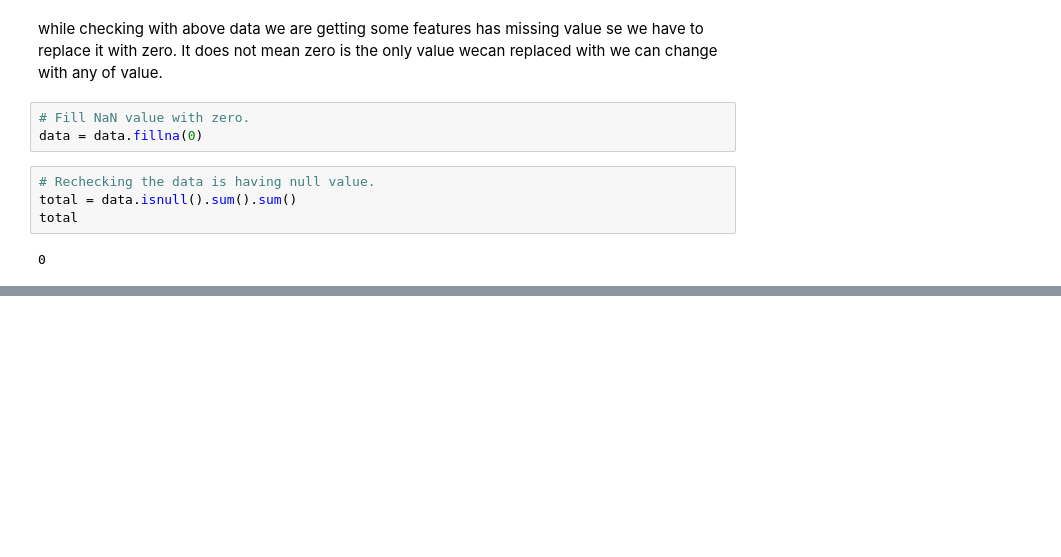
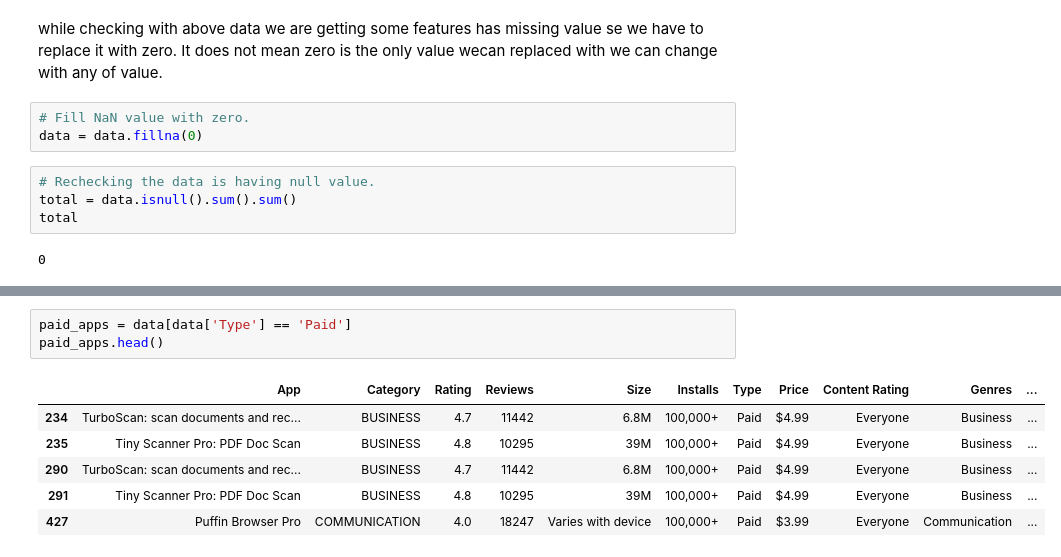
Before and after one commit to Rushabhtikale92/Play-store-app-review-analysis, a Jupyter notebook: Play_Store_App_Review_Analysis_Capstone_Project_by_Rushabh_Tikale.ipynb, the cells around one changed output, grey strips where cells are left out. Saved outputs shown, nothing was run; the diff lists cells and outputs as text; blank space fills up the shorter version.

```diff
--- a/Play_Store_App_Review_Analysis_Capstone_Project_by_Rushabh_Tikale.ipynb
+++ b/Play_Store_App_Review_Analysis_Capstone_Project_by_Rushabh_Tikale.ipynb
@@ -114,0 +121,10 @@ total
+# %%
+paid_apps = data[data['Type'] == 'Paid']
+paid_apps.head()
+# %% [output]
+|  | App | Category | Rating | Reviews | Size | Installs | Type | Price | Content Rating | Genres | ... |
+| 234 | TurboScan: scan documents and rec... | BUSINESS | 4.7 | 11442 | 6.8M | 100,000+ | Paid | $4.99 | Everyone | Business | ... |
+| 235 | Tiny Scanner Pro: PDF Doc Scan | BUSINESS | 4.8 | 10295 | 39M | 100,000+ | Paid | $4.99 | Everyone | Business | ... |
+| 290 | TurboScan: scan documents and rec... | BUSINESS | 4.7 | 11442 | 6.8M | 100,000+ | Paid | $4.99 | Everyone | Business | ... |
+| 291 | Tiny Scanner Pro: PDF Doc Scan | BUSINESS | 4.8 | 10295 | 39M | 100,000+ | Paid | $4.99 | Everyone | Business | ... |
+| 427 | Puffin Browser Pro | COMMUNICATION | 4.0 | 18247 | Varies with device | 100,000+ | Paid | $3.99 | Everyone | Communication | ... |
```
Also changed, not shown: parts of 10 cells of this notebook.
